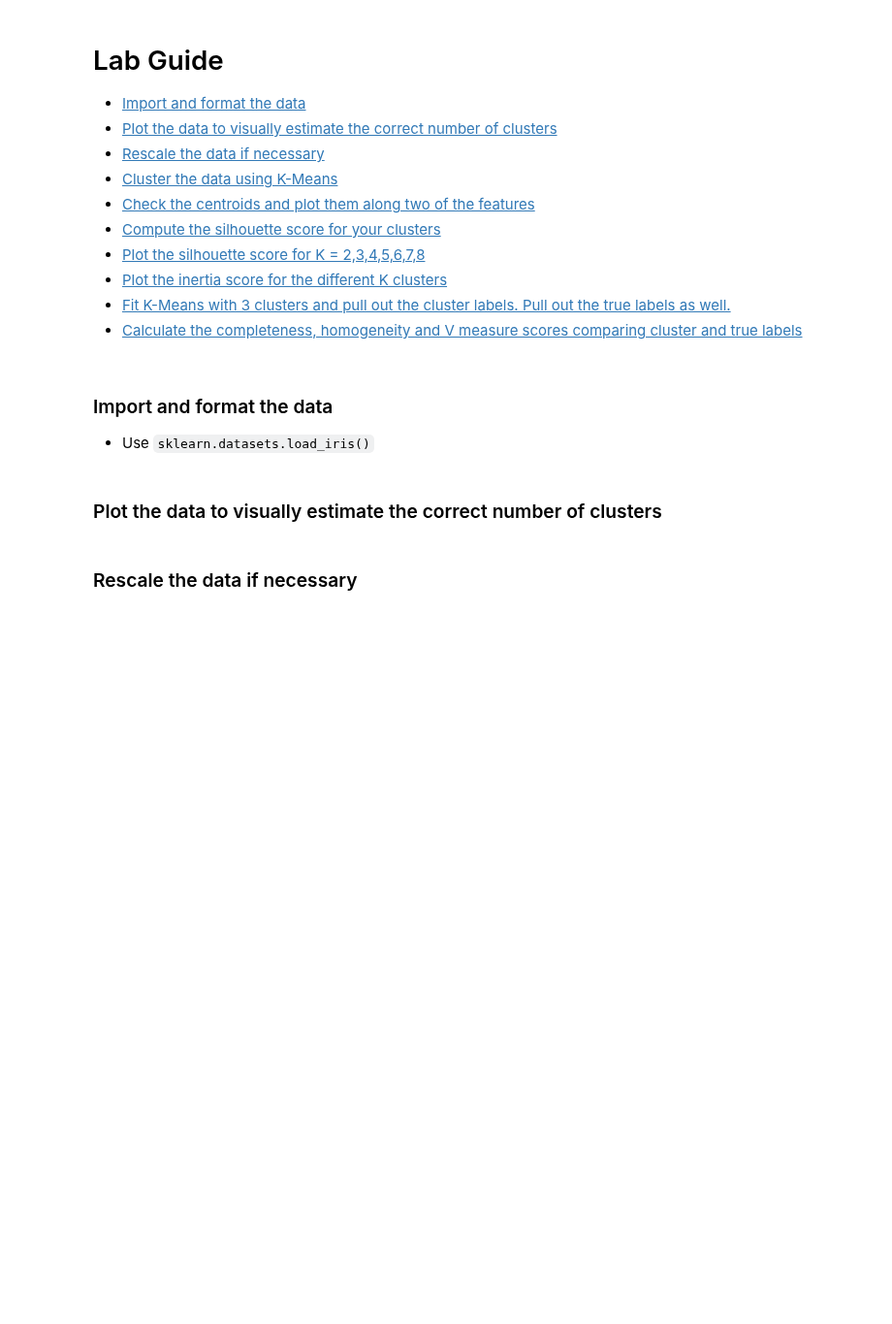
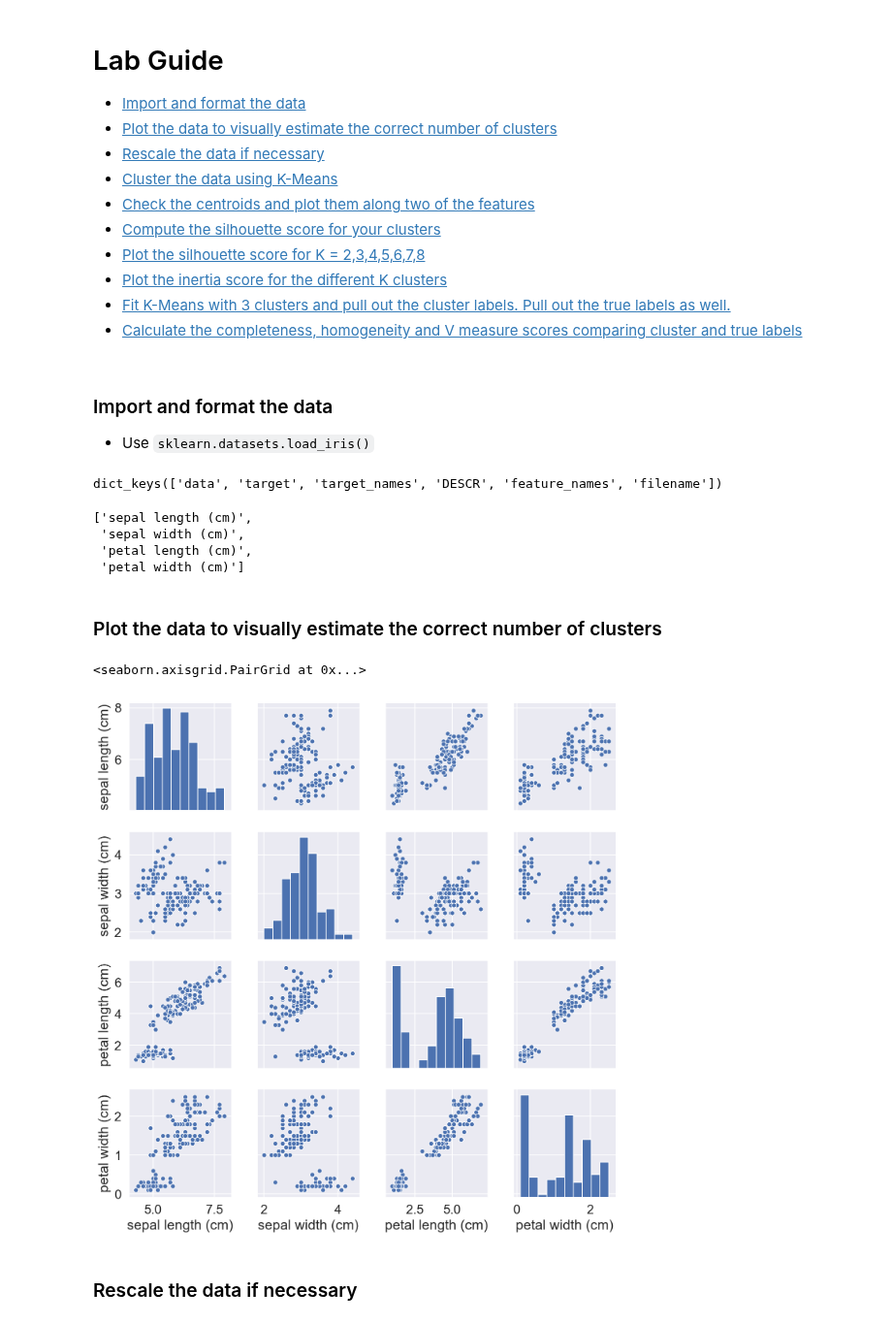
Before and after one commit to a3o1m2/DSI11-lessons, a Jupyter notebook: week07/day1_kmeans_clusering/cluster-evaluation-lab-2/cluster-evaluation-iris-starter-code.ipynb, the cells around one changed output. Shown at 97% size. Cells and saved outputs as stored; diff of their text form; code cells hidden in the pictures; blank space fills up the shorter version.

```diff
--- a/week07/day1_kmeans_clusering/cluster-evaluation-lab-2/cluster-evaluation-iris-starter-code.ipynb
+++ b/week07/day1_kmeans_clusering/cluster-evaluation-lab-2/cluster-evaluation-iris-starter-code.ipynb
@@ -27,7 +30,27 @@ from sklearn.metrics import silhouette_score, homogeneity_score, completeness_sc
 
 
 - Use `sklearn.datasets.load_iris()`
+# %%
+data = load_iris()
+# %%
+data.keys()
+# %% [output]
+dict_keys(['data', 'target', 'target_names', 'DESCR', 'feature_names', 'filename'])
+# %%
+data.feature_names
+# %% [output]
+['sepal length (cm)',
+ 'sepal width (cm)',
+ 'petal length (cm)',
+ 'petal width (cm)']
 # %% [markdown]
 ### Plot the data to visually estimate the correct number of clusters
+# %%
+X = pd.DataFrame(data=data.data, columns=data.feature_names)
+# %%
+sns.pairplot(X)
+# %% [output]
+<seaborn.axisgrid.PairGrid at 0x...>
+[figure, added]
 # %% [markdown]
 ### Rescale the data if necessary
```
Also changed, not shown: parts of 12 cells of this notebook, 5 other files.
